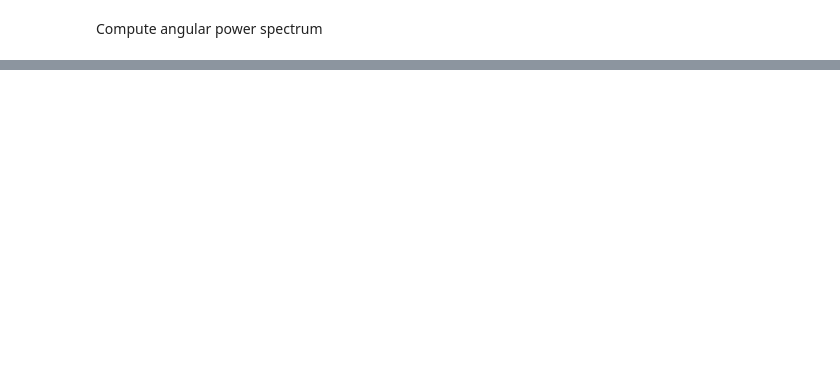
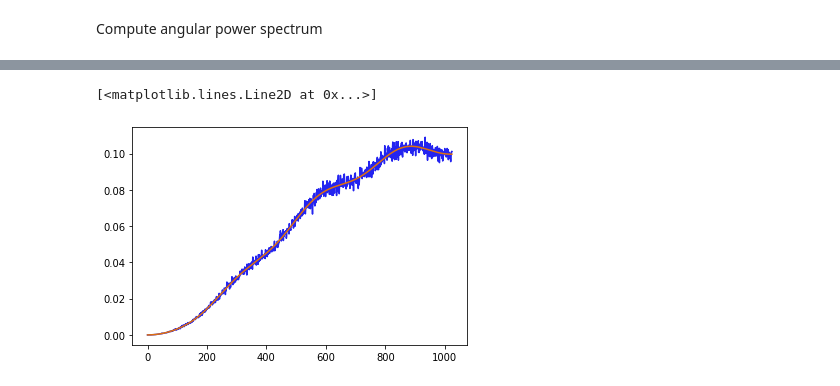
Before and after one commit to toshiyan/cmblensplus, a Jupyter notebook: example/curvedsky_utils/generate_gaussian_alms.ipynb, the cells around one changed output, grey strips where cells are left out. Saved outputs shown, nothing was run; the diff lists cells and outputs as text; code cells hidden in the pictures; blank space fills up the shorter version.

```diff
--- a/example/curvedsky_utils/generate_gaussian_alms.ipynb
+++ b/example/curvedsky_utils/generate_gaussian_alms.ipynb
@@ -44,0 +88,6 @@ print(np.mean(cl/nl))
+# %%
+plt.plot(mcl[2,:])
+plt.plot(Cov[2,2,:])
+# %% [output]
+[<matplotlib.lines.Line2D at 0x...>]
+[figure, added]
```
Also changed, not shown: parts of 10 cells of this notebook, 1 other file.
